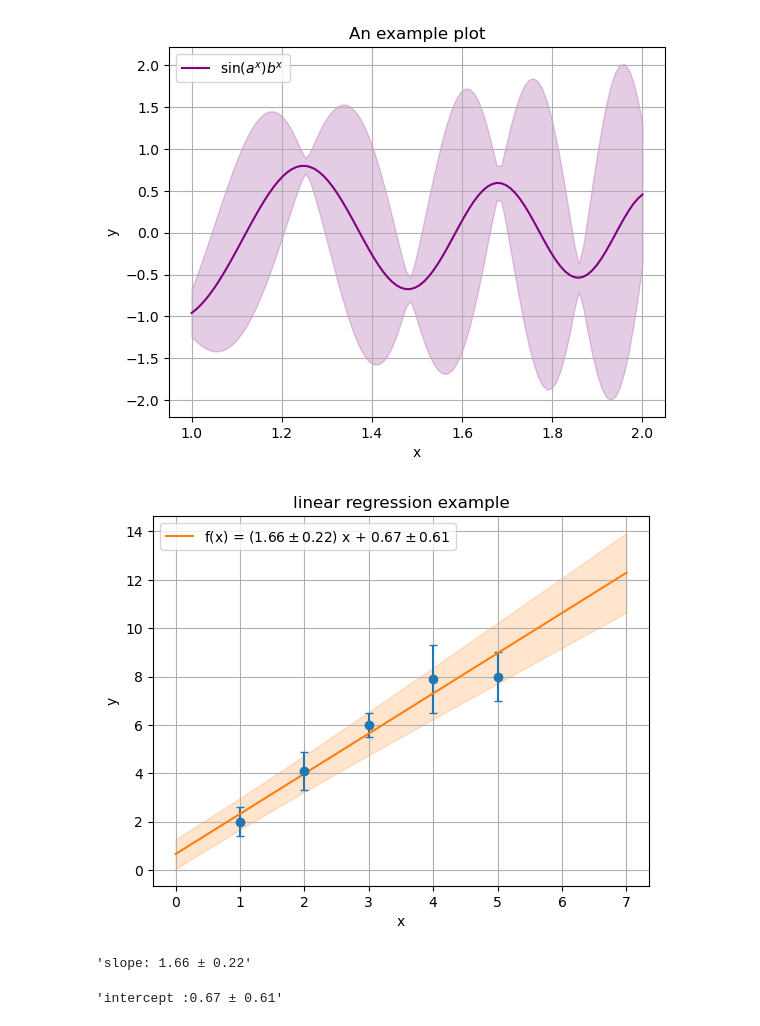
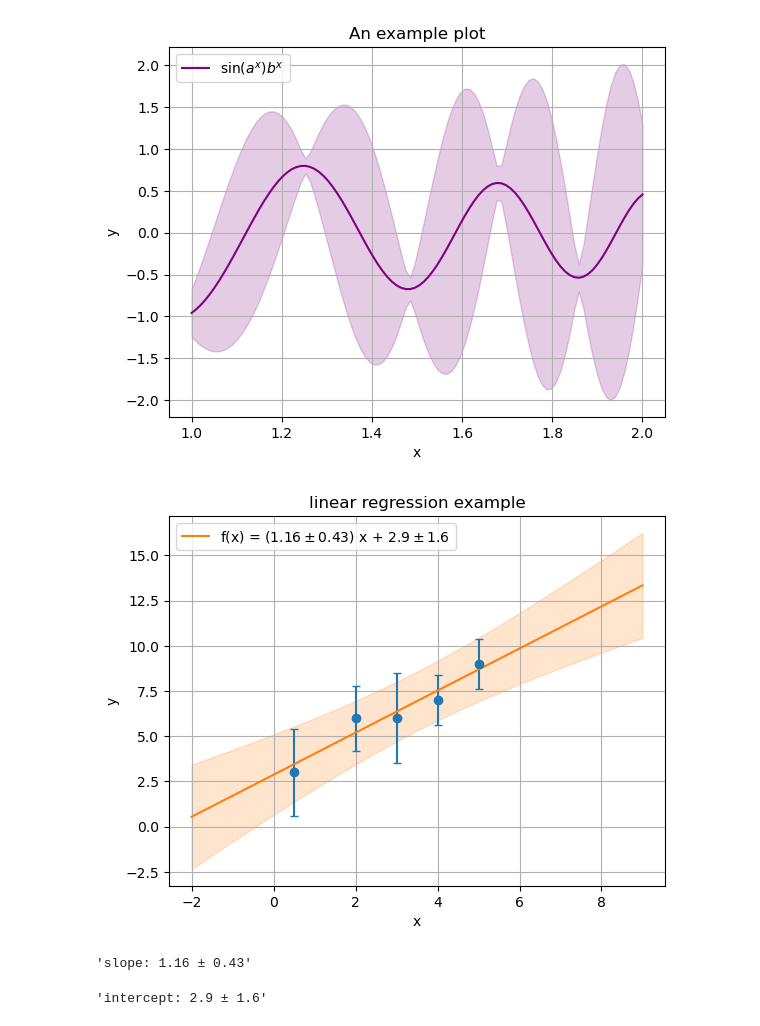
Before and after one commit to SecretGmG/PhysicsTool, a Jupyter notebook: examples.ipynb, the cells around one changed output. Drawn from its saved outputs; the diff is of its cells as text; code cells hidden in the pictures.

```diff
--- a/examples.ipynb
+++ b/examples.ipynb
@@ -258,26 +258,29 @@ pt.end_plt()
 # %% [output]
 [figure]
 # %%
-x_data = np.array([1, 2, 3, 4, 5])
+x_data = np.array([0.5, 2, 3, 4, 5])
 y_data = pt.Err(
-    np.array([2, 4.1, 6, 7.9, 8]),
-    np.array([0.6, 0.8, 0.5, 1.4, 1])
+    np.array([3, 6, 6, 7, 9]),
+    np.array([2.4, 1.8, 2.5, 1.4, 1.4])
     )
+
 
 pt.start_plt('linear regression example', 'x', 'y')
 
 plt.errorbar(x_data, y_data.mean, y_data.err, capsize=3, fmt='o')
 
-slope, intercept = pt.linregress(x_data, y_data)
+slope, intercept, x_center, y_center = pt.linregress(x_data, y_data)
 
-x_data_linregress = np.linspace(0,7)
-y_data_linregress = intercept + slope*x_data_linregress
+x_data_linregress = np.linspace(-2,9)
+
+#the shift by x_center is necessary to ensure proper error calculation
+y_data_linregress = slope*(x_data_linregress-x_center)+x_center*slope.mean + intercept
 
 pt.err_band_plot(x_data_linregress, y_data_linregress.mean, y_data_linregress.err, f'f(x) = ({slope.latex_array()}) x + {intercept.latex_array()}')
 
 pt.end_plt()
 display(f'slope: {slope}', f'intercept: {intercept}')
 # %% [output]
-[figure, old version]
+[figure, new version]
-'slope: 1.66 ± 0.22'
+'slope: 1.16 ± 0.43'
-'intercept :0.67 ± 0.61'
+'intercept: 2.9 ± 1.6'
```
Also changed, not shown: parts of 1 cell of this notebook, 1 other file.
